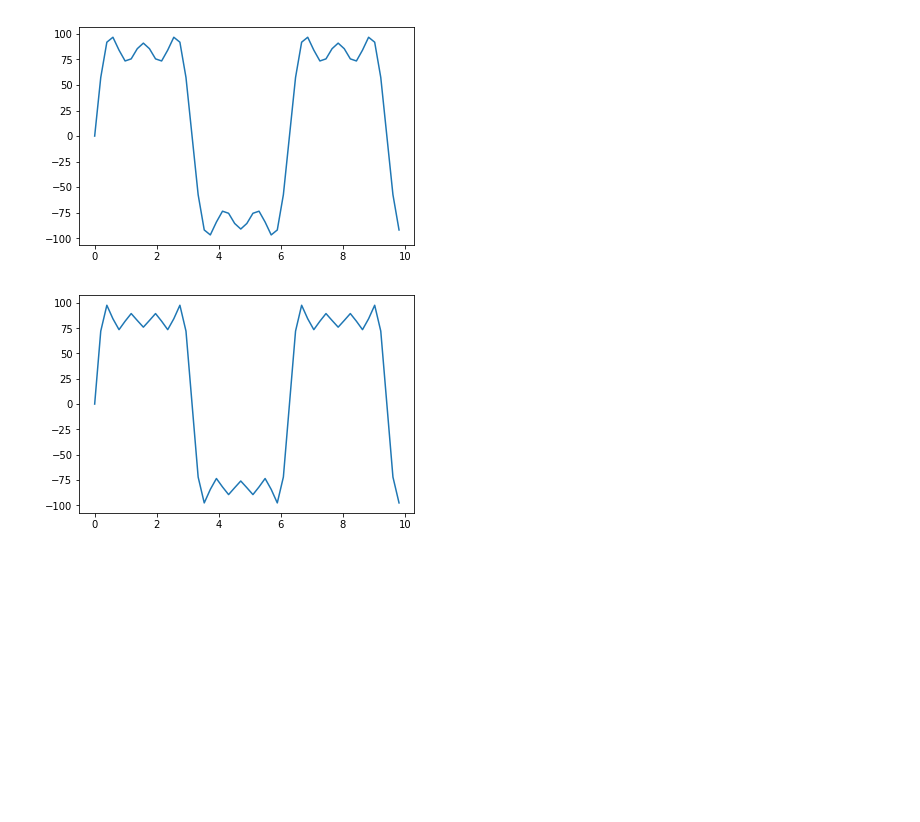
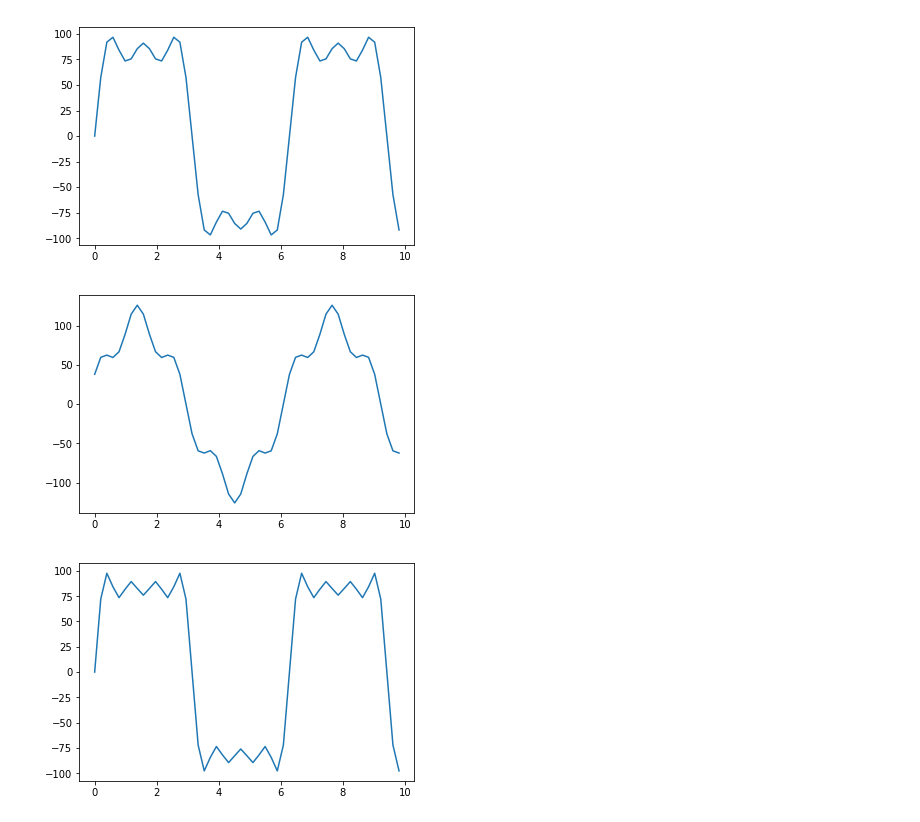
Before and after one commit to akristoffersen/Fourier-Simulator, a Jupyter notebook: Fourier Demo.ipynb, the cells around one changed output. Saved outputs shown, nothing was run; the diff lists cells and outputs as text; code cells hidden in the pictures; blank space fills up the shorter version.

```diff
--- a/Fourier Demo.ipynb
+++ b/Fourier Demo.ipynb
@@ -61,6 +78,13 @@ c = Circle(21, +5*(math.pi) / 16, b)
 plotter(c)
 # %% [output]
 [figure]
+# %%
+a = Circle(105, (math.pi) / 16)
+c = Circle(21, +5*(math.pi) / 16, a)
+b = Circle(35, 3*(math.pi) / 16, c)
+plotter(c)
+# %% [output]
+[figure, added]
 # %%
 a = Circle(105, (math.pi) / 16)
 b = Circle(35, 3*(math.pi) / 16, a)
```
Also changed, not shown: parts of 7 cells of this notebook.
